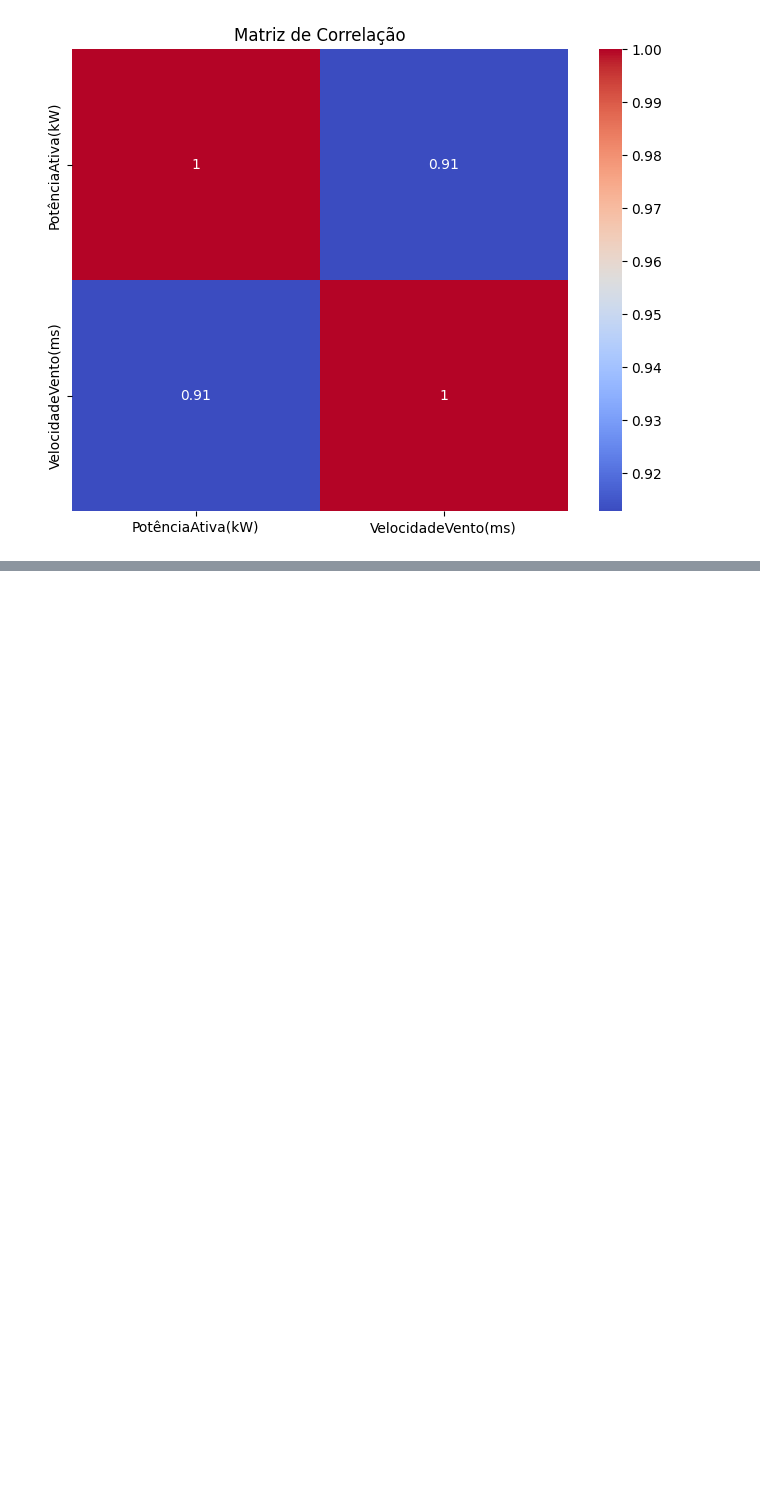
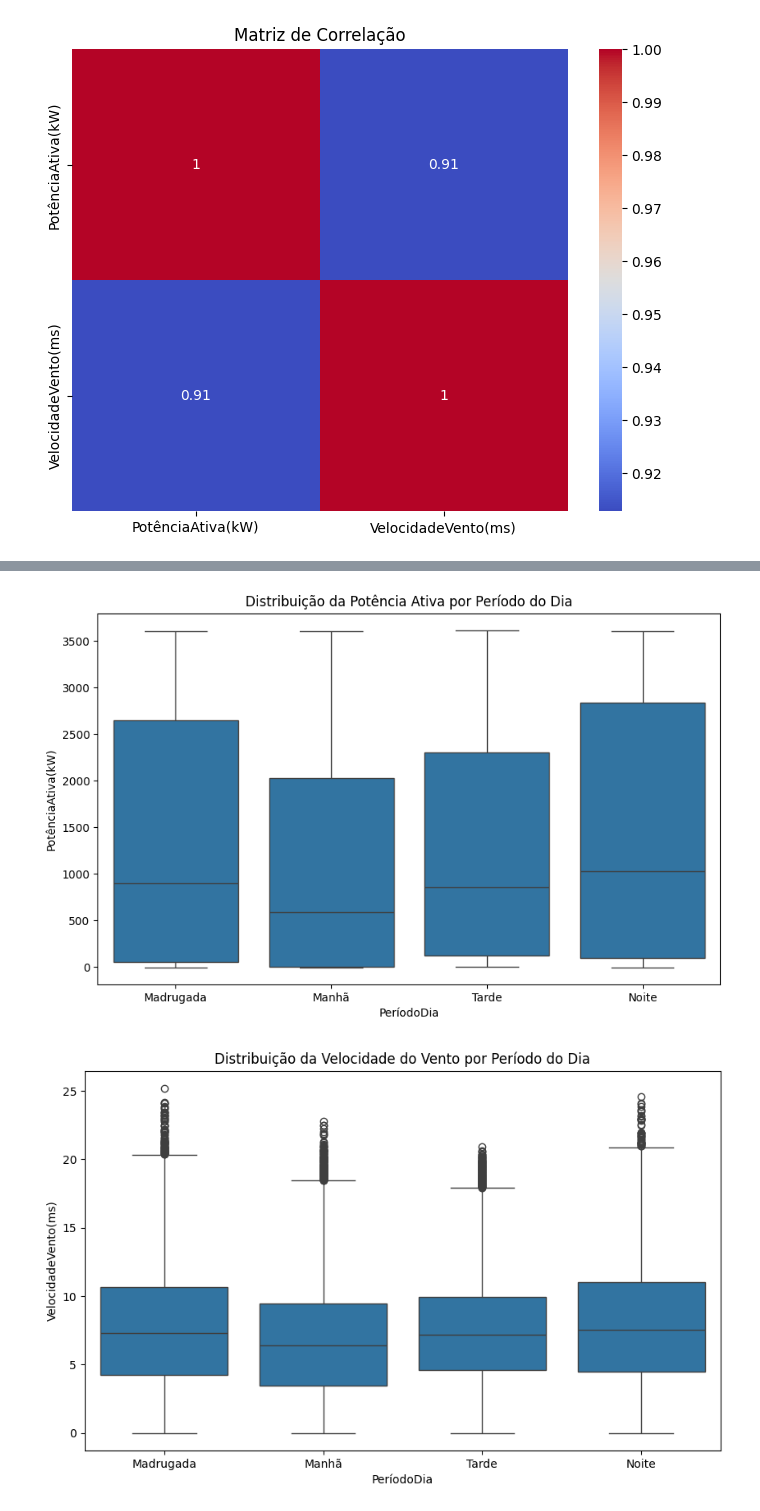
Before and after one commit to pedrohspassos/Analise_dados_turbina_eolica, a Jupyter notebook: Analise_Dados_Turbinas_Eolicas.ipynb, the cells around one changed output, grey strips where cells are left out. Drawn from its saved outputs; the diff is of its cells as text; code cells hidden in the pictures; blank space fills up the shorter version.

```diff
--- a/Analise_Dados_Turbinas_Eolicas.ipynb
+++ b/Analise_Dados_Turbinas_Eolicas.ipynb
@@ -376,0 +376,17 @@ plt.show()
+# %%
+# Função
+def get_period_of_day(hour):
+    if 6 <= hour < 12:
+        return 'Manhã'
+    elif 12 <= hour < 18:
+        return 'Tarde'
+    elif 18 <= hour < 24:
+        return 'Noite'
+    else:
+        return 'Madrugada'
+
+# Criando a nova coluna 'Período do Dia'
+turbina['PeríodoDia'] = turbina['Data/Hora'].dt.hour.apply(get_period_of_day)
+
+
+display(turbina)
@@ -377 +407,16 @@ plt.show()
+# %%
+# Box Plot para Potência Ativa
+plt.figure(figsize=(10, 6))
+sns.boxplot(data=turbina, x='PeríodoDia', y='PotênciaAtiva(kW)')
+plt.title('Distribuição da Potência Ativa por Período do Dia')
+plt.show()
+
+# Box Plot para Velocidade do Vento
+plt.figure(figsize=(10, 6))
+sns.boxplot(data=turbina, x='PeríodoDia', y='VelocidadeVento(ms)')
+plt.title('Distribuição da Velocidade do Vento por Período do Dia')
+plt.show()
+# %% [output]
+[figure, added]
+[figure, added]
 # %% [markdown]
```
Also changed, not shown: parts of 5 cells of this notebook.
